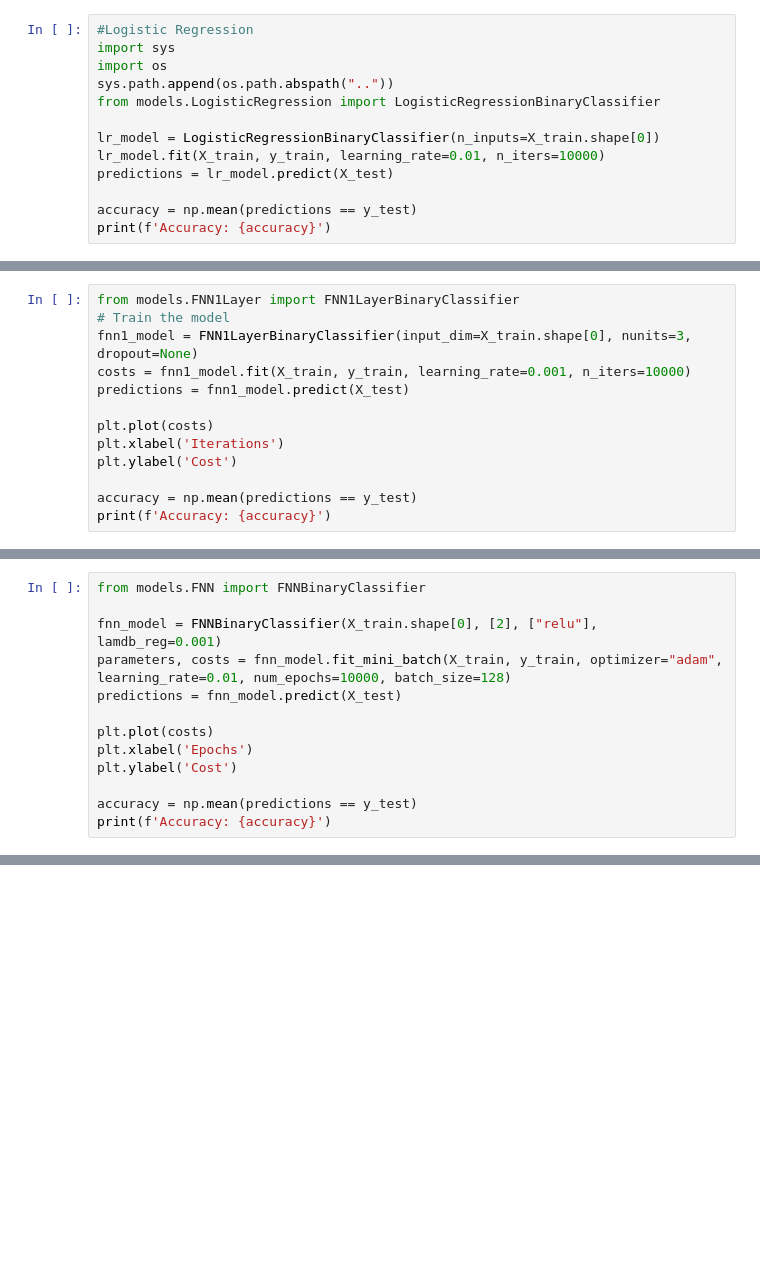
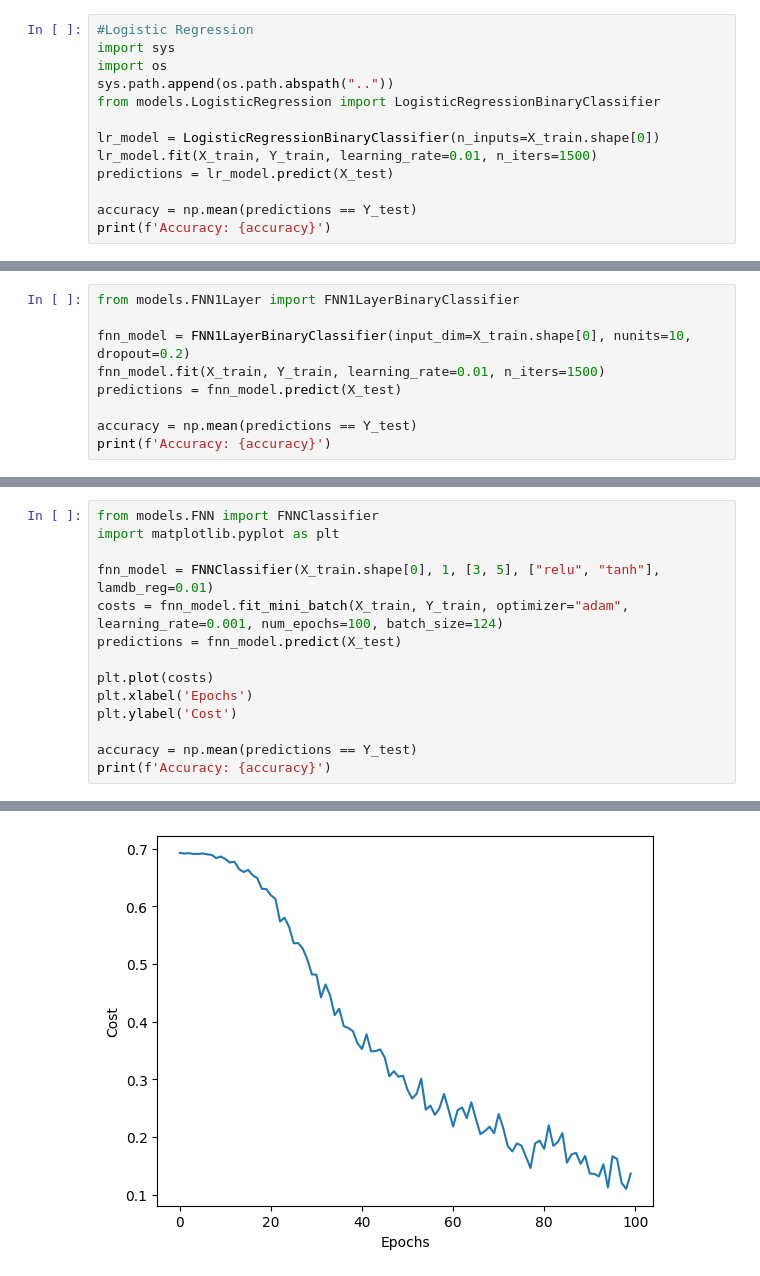
Before and after one commit to MiguelGarcaoSilva/FNN-Numpy, a Jupyter notebook: notebooks/casestudy.ipynb, the cells around one changed output, grey strips where cells are left out. Saved outputs shown, nothing was run; the diff lists cells and outputs as text; blank space fills up the shorter version.

```diff
--- a/notebooks/casestudy.ipynb
+++ b/notebooks/casestudy.ipynb
@@ -52,9 +39,9 @@ sys.path.append(os.path.abspath(".."))
 from models.LogisticRegression import LogisticRegressionBinaryClassifier
 
 lr_model = LogisticRegressionBinaryClassifier(n_inputs=X_train.shape[0])
-lr_model.fit(X_train, y_train, learning_rate=0.01, n_iters=10000)
+lr_model.fit(X_train, Y_train, learning_rate=0.01, n_iters=1500)
 predictions = lr_model.predict(X_test)
 
-accuracy = np.mean(predictions == y_test)
+accuracy = np.mean(predictions == Y_test)
 print(f'Accuracy: {accuracy}')
 # %% [output]
@@ -78,14 +65,10 @@ Accuracy: 0.85
 # %%
 from models.FNN1Layer import FNN1LayerBinaryClassifier
-# Train the model
-fnn1_model = FNN1LayerBinaryClassifier(input_dim=X_train.shape[0], nunits=3, dropout=None)
-costs = fnn1_model.fit(X_train, y_train, learning_rate=0.001, n_iters=10000)
-predictions = fnn1_model.predict(X_test)
 
-plt.plot(costs)
-plt.xlabel('Iterations')
-plt.ylabel('Cost')
+fnn_model = FNN1LayerBinaryClassifier(input_dim=X_train.shape[0], nunits=10, dropout=0.2)
+fnn_model.fit(X_train, Y_train, learning_rate=0.01, n_iters=1500)
+predictions = fnn_model.predict(X_test)
 
-accuracy = np.mean(predictions == y_test)
+accuracy = np.mean(predictions == Y_test)
 print(f'Accuracy: {accuracy}')
 # %% [output]
@@ -110,14 +92,15 @@ Accuracy: 0.9
 # %%
-from models.FNN import FNNBinaryClassifier
+from models.FNN import FNNClassifier
+import matplotlib.pyplot as plt
 
-fnn_model = FNNBinaryClassifier(X_train.shape[0], [2], ["relu"], lamdb_reg=0.001)
-parameters, costs = fnn_model.fit_mini_batch(X_train, y_train, optimizer="adam", learning_rate=0.01, num_epochs=10000, batch_size=128)
+fnn_model = FNNClassifier(X_train.shape[0], 1, [3, 5], ["relu", "tanh"], lamdb_reg=0.01)
+costs = fnn_model.fit_mini_batch(X_train, Y_train, optimizer="adam", learning_rate=0.001, num_epochs=100, batch_size=124)
 predictions = fnn_model.predict(X_test)
 
 plt.plot(costs)
 plt.xlabel('Epochs')
 plt.ylabel('Cost')
 
-accuracy = np.mean(predictions == y_test)
+accuracy = np.mean(predictions == Y_test)
 print(f'Accuracy: {accuracy}')
 # %% [output]
@@ -126,0 +109 @@ AssertionError:
+[figure, added]
```
Also changed, not shown: parts of 7 cells of this notebook, 2 other files.
